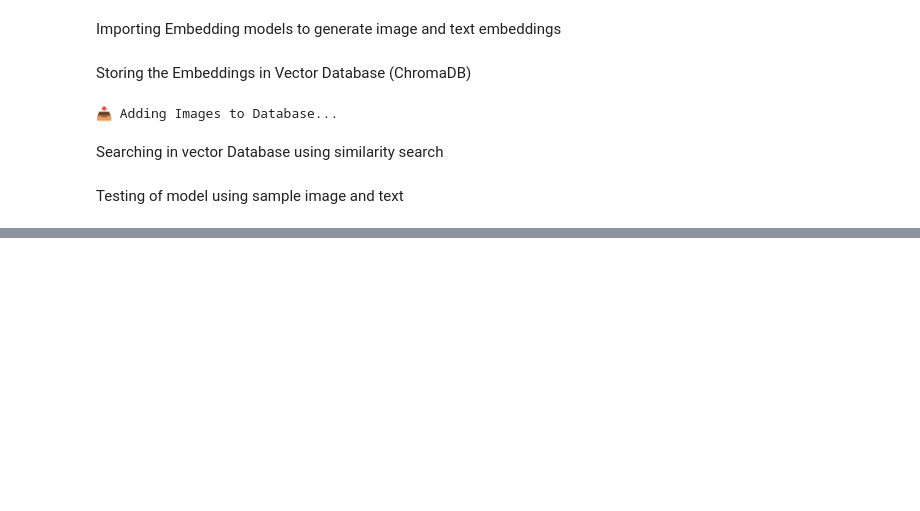
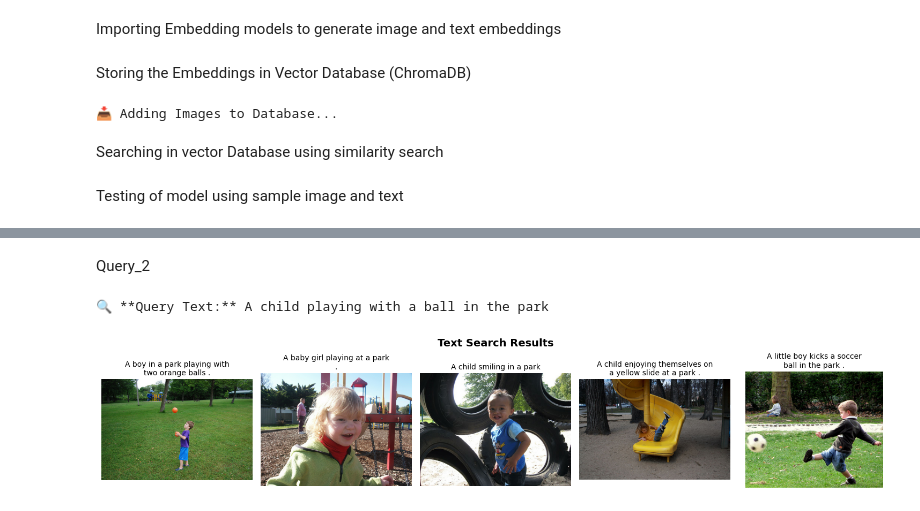
Before and after one commit to akshat2635/mindflix-assignment, a Jupyter notebook: backend/mindflix_rag.ipynb, the cells around one changed output, grey strips where cells are left out. Saved outputs shown, nothing was run; the diff lists cells and outputs as text; code cells hidden in the pictures; blank space fills up the shorter version.

```diff
--- a/backend/mindflix_rag.ipynb
+++ b/backend/mindflix_rag.ipynb
@@ -241,0 +223,14 @@ display_results("Image + Text Search Results", whole_results)
+# %% [markdown]
+Query_2
+# %%
+#Text only query
+text_query="A child playing with a ball in the park"
+
+print(f"🔍 **Query Text:** {text_query}\n")
+
+text_results = search(query_text=text_query)
+display_results("Text Search Results", text_results)
+print()
+# %% [output]
+🔍 **Query Text:** A child playing with a ball in the park
+[figure, added]
```
Also changed, not shown: parts of 11 cells of this notebook, 2 other files.
